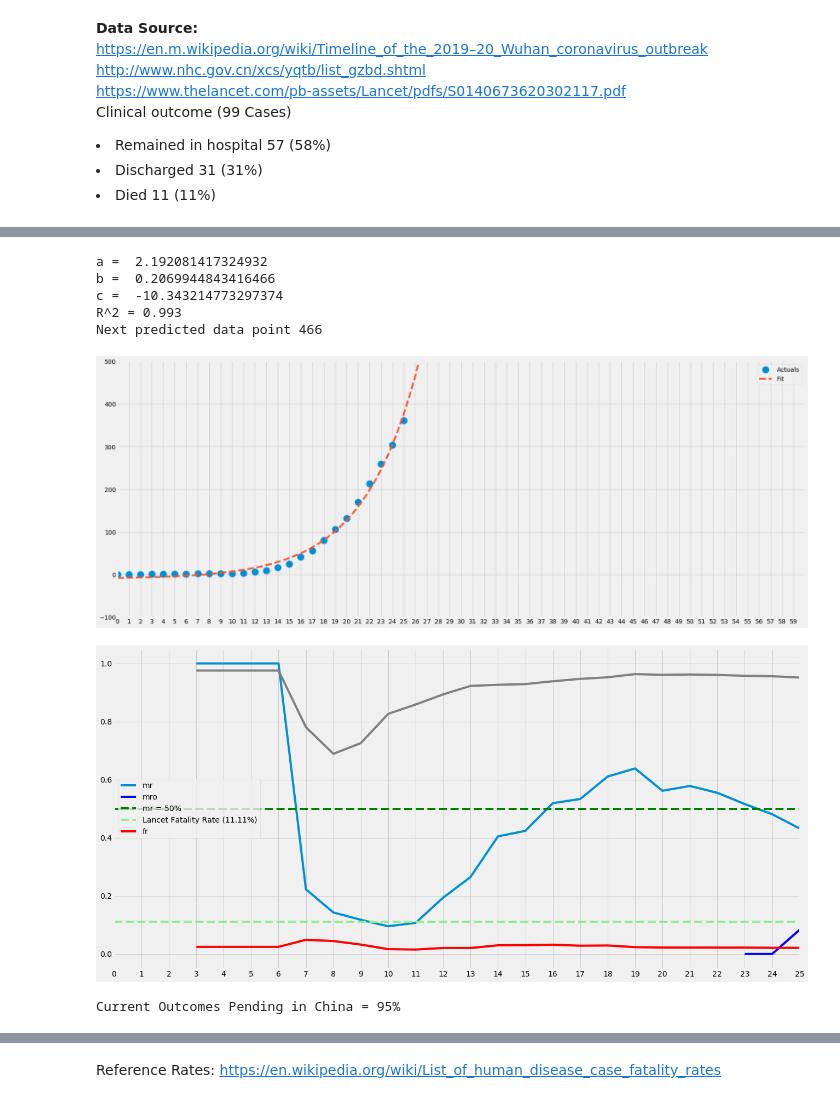
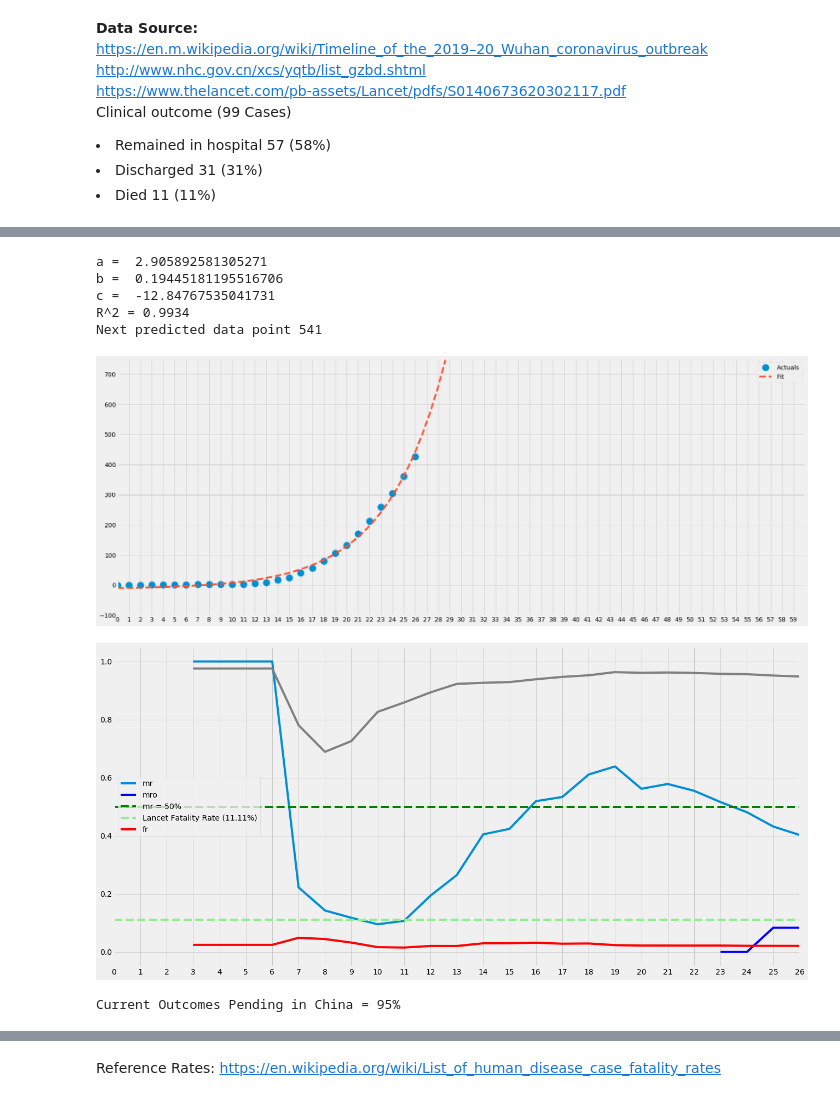
Before and after one commit to smtexas99/ncov19, a Jupyter notebook: ncov2019.ipynb, the cells around one changed output, grey strips where cells are left out. Drawn from its saved outputs; the diff is of its cells as text; code cells hidden in the pictures.

```diff
--- a/ncov2019.ipynb
+++ b/ncov2019.ipynb
@@ -325,14 +325,14 @@ Next predicted data point 466
 # %%
 #Zoom-in
 
-proj(df_d,n, 500)
+proj(df_d,n, 750)
 # %% [output]
-a =  2.192081417324932
-b =  0.2069944843416466
-c =  -10.343214773297374
-R^2 = 0.993
-Next predicted data point 466
+a =  2.905892581305271
+b =  0.19445181195516706
+c =  -12.84767535041731
+R^2 = 0.9934
+Next predicted data point 541
-[figure, old version]
+[figure, new version]
 # %%
 # MR % = Fatalities / (Fatalities + Recovered)
 rcParams['figure.figsize'] = 20,10
@@ -358,9 +358,9 @@ df['po'].plot(color='grey', label = 'Pending Outcomes')
 
 plt.show()
 
-print('Current Outcomes Pending in China = {:0.0%}'.format(df.po.tail(1).values[0]))
+print('Outcomes Pending in China = {:0.0%}'.format(df.po.tail(1).values[0]))
 # %% [output]
-[figure, old version]
+[figure, new version]
 Current Outcomes Pending in China = 95%
 # %%
 #Boxplots
```
Also changed, not shown: parts of 16 cells of this notebook.
